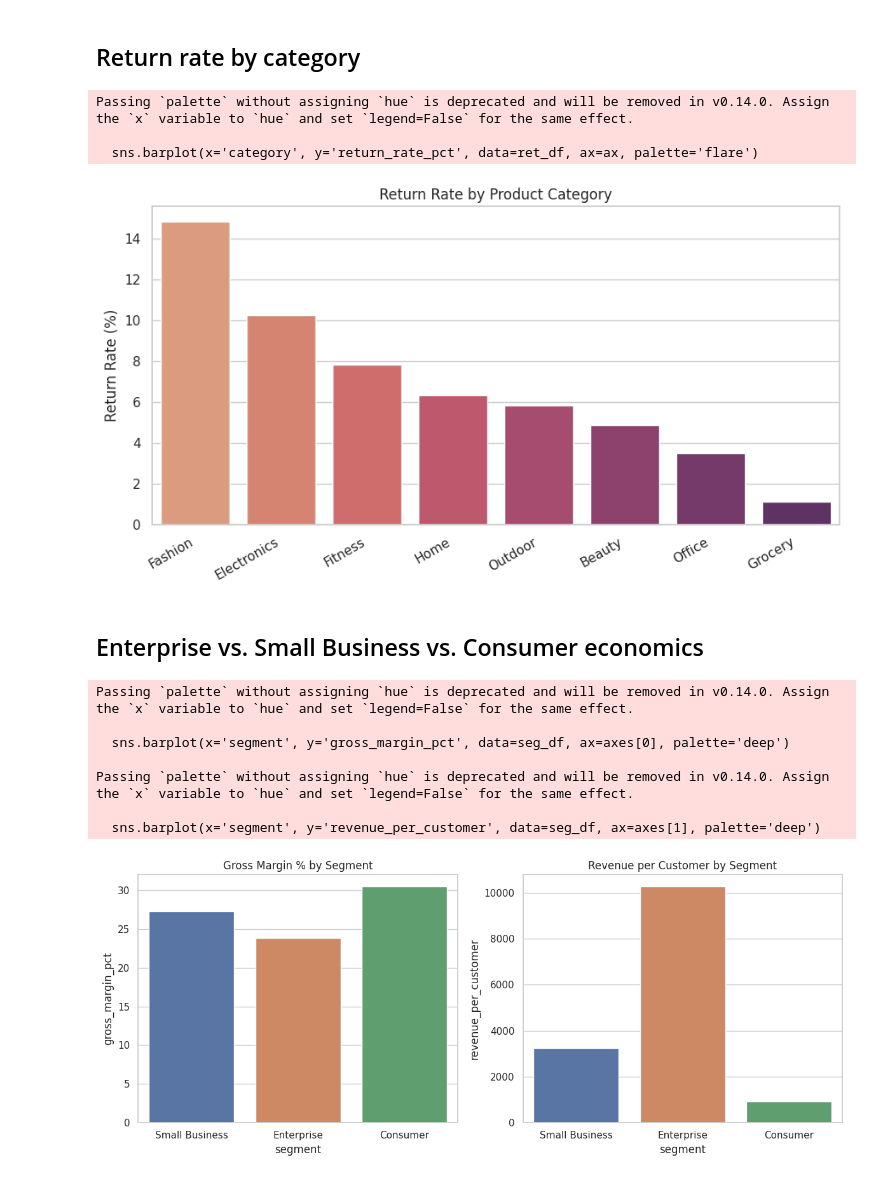
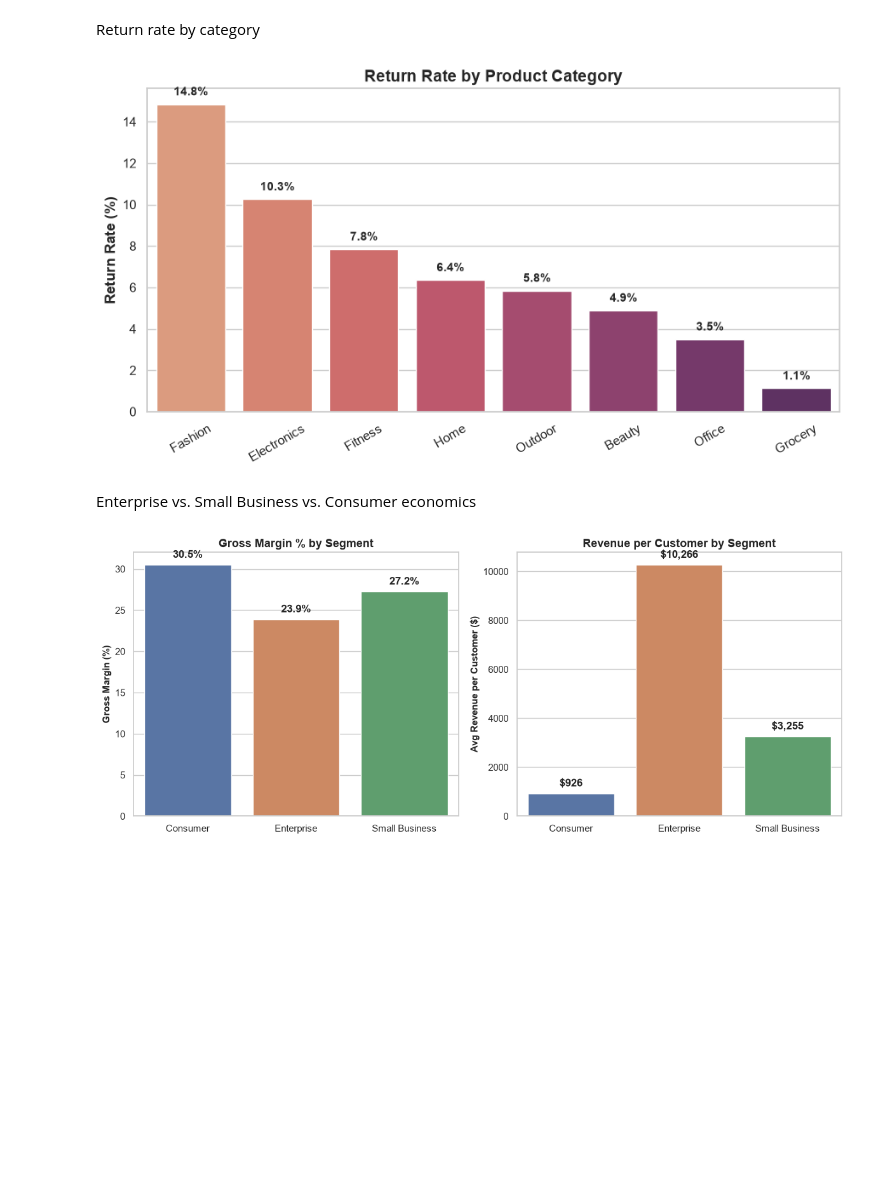
Before and after one commit to ravi020410/retail-ecommerce-sales-analytics, a Jupyter notebook: notebooks/04_visualization.ipynb, the cells around one changed output. Cells and saved outputs as stored; diff of their text form; code cells hidden in the pictures; blank space fills up the shorter version.

```diff
--- a/notebooks/04_visualization.ipynb
+++ b/notebooks/04_visualization.ipynb
@@ -102,39 +116,52 @@ Passing `palette` without assigning `hue` is deprecated and will be removed in v
 # %% [markdown]
-## Return rate by category
+Return rate by category
 # %%
 ret_df = pd.DataFrame(results['Q15']['sample']).sort_values('return_rate_pct', ascending=False)
-fig, ax = plt.subplots(figsize=(9,5))
-sns.barplot(x='category', y='return_rate_pct', data=ret_df, ax=ax, palette='flare')
-ax.set_title('Return Rate by Product Category')
-ax.set_ylabel('Return Rate (%)')
+
+fig, ax = plt.subplots(figsize=(9, 5))
+
+sns.barplot(x='category', y='return_rate_pct', data=ret_df, ax=ax, hue='category', palette='flare', legend=False)
+
+for i, row in ret_df.reset_index(drop=True).iterrows():
+    ax.text(i, row['return_rate_pct'] + 0.3, f"{row['return_rate_pct']:.1f}%", ha='center', va='bottom', fontsize=10, fontweight='bold')
+
+ax.set_title('Return Rate by Product Category', fontsize=14, fontweight='bold')
+ax.set_ylabel('Return Rate (%)', fontsize=12, fontweight='bold')
 ax.set_xlabel('')
-plt.xticks(rotation=30, ha='right')
+ax.tick_params(axis='x', rotation=30)
+
 plt.tight_layout()
-plt.savefig('visuals/return_rate_by_category.png', dpi=140)
+plt.savefig(r'C:\Users\ravi3\Desktop\retail_practice\visuals\return_rate_by_category.png', dpi=140)
 plt.show()
 # %% [output]
-Passing `palette` without assigning `hue` is deprecated and will be removed in v0.14.0. Assign the `x` variable to `hue` and set `legend=False` for the same effect.
-
-  sns.barplot(x='category', y='return_rate_pct', data=ret_df, ax=ax, palette='flare')
-[figure, old version]
+[figure, new version]
 # %% [markdown]
-## Enterprise vs. Small Business vs. Consumer economics
+Enterprise vs. Small Business vs. Consumer economics
 # %%
 seg_df = pd.DataFrame(results['Q18']['sample'])
-fig, axes = plt.subplots(1, 2, figsize=(12,5))
-sns.barplot(x='segment', y='gross_margin_pct', data=seg_df, ax=axes[0], palette='deep')
-axes[0].set_title('Gross Margin % by Segment')
-sns.barplot(x='segment', y='revenue_per_customer', data=seg_df, ax=axes[1], palette='deep')
-axes[1].set_title('Revenue per Customer by Segment')
+
+fig, axes = plt.subplots(1, 2, figsize=(12, 5))
+
+# --- LEFT CHART (axes[0]): Gross Margin % by Segment ---
+sns.barplot(x='segment', y='gross_margin_pct', data=seg_df, ax=axes[0], hue='segment', palette='deep', legend=False)
+axes[0].set_title('Gross Margin % by Segment', fontsize=13, fontweight='bold')
+axes[0].set_ylabel('Gross Margin (%)', fontsize=11, fontweight='bold')
+axes[0].set_xlabel('')
+
+for i, row in seg_df.iterrows():
+    axes[0].text(i, row['gross_margin_pct'] + 0.6, f"{row['gross_margin_pct']:.1f}%", ha='center', va='bottom', fontweight='bold')
+
+# --- RIGHT CHART (axes[1]): Revenue per Customer by Segment ---
+sns.barplot(x='segment', y='revenue_per_customer', data=seg_df, ax=axes[1], hue='segment', palette='deep', legend=False)
+axes[1].set_title('Revenue per Customer by Segment', fontsize=13, fontweight='bold')
+axes[1].set_ylabel('Avg Revenue per Customer ($)', fontsize=11, fontweight='bold')
+axes[1].set_xlabel('')
+
+for i, row in seg_df.iterrows():
+    axes[1].text(i, row['revenue_per_customer'] + 200, f"${row['revenue_per_customer']:,.0f}", ha='center', va='bottom', fontweight='bold')
+
 plt.tight_layout()
-plt.savefig('visuals/segment_economics.png', dpi=140)
+plt.savefig(r'C:\Users\ravi3\Desktop\retail_practice\visuals\segment_economics.png', dpi=140)
 plt.show()
 # %% [output]
-Passing `palette` without assigning `hue` is deprecated and will be removed in v0.14.0. Assign the `x` variable to `hue` and set `legend=False` for the same effect.
-
-  sns.barplot(x='segment', y='gross_margin_pct', data=seg_df, ax=axes[0], palette='deep')
-
-Passing `palette` without assigning `hue` is deprecated and will be removed in v0.14.0. Assign the `x` variable to `hue` and set `legend=False` for the same effect.
-
-  sns.barplot(x='segment', y='revenue_per_customer', data=seg_df, ax=axes[1], palette='deep')
-[figure, old version]
+[figure, new version]
```
Also changed, not shown: parts of 10 cells of this notebook, 4 other files.
